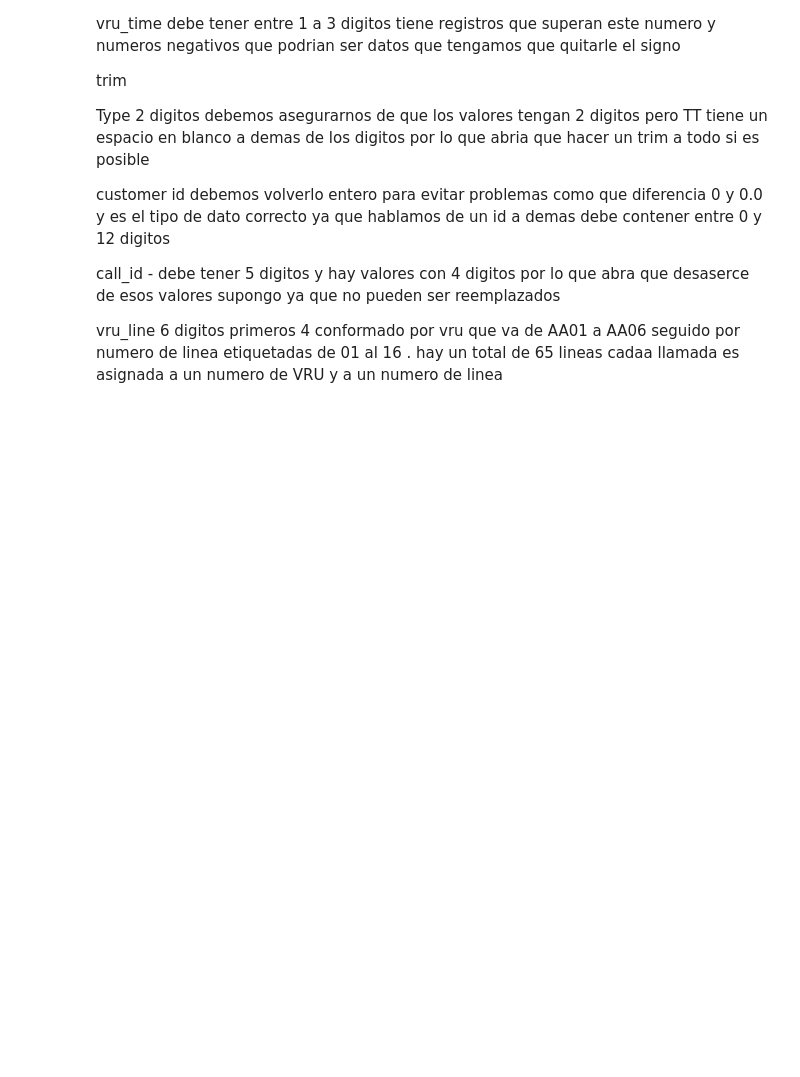
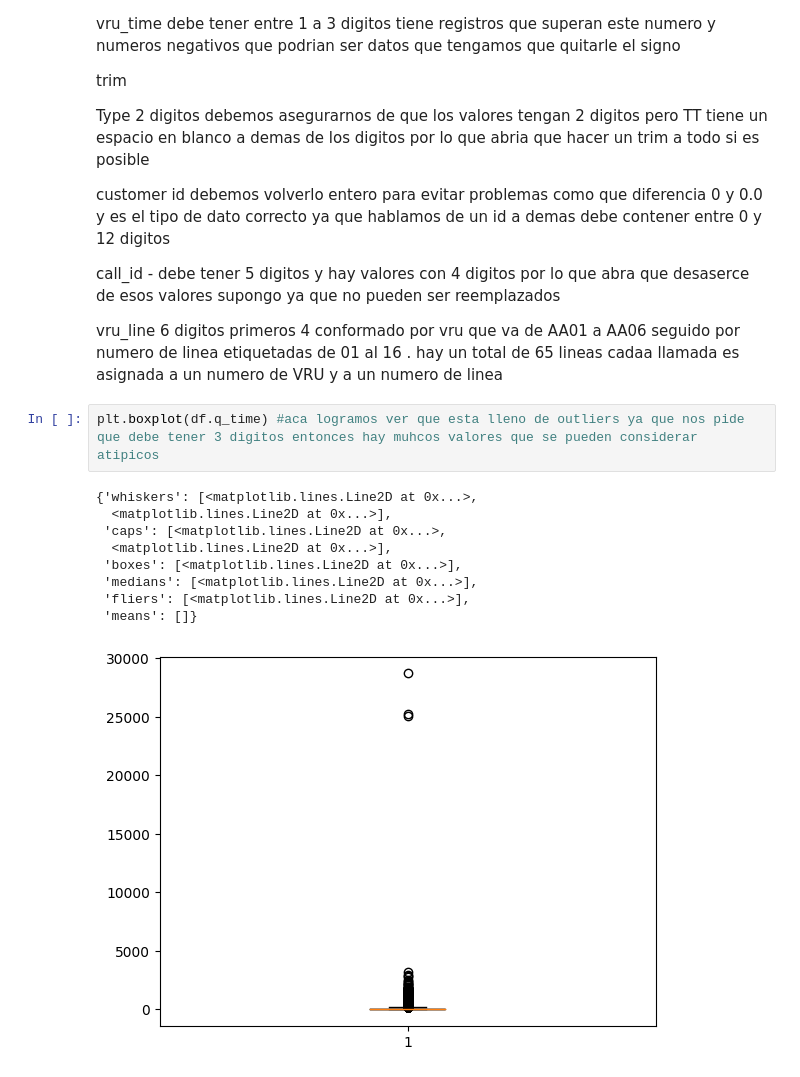
Before and after one commit to Mauro-coder555/M5-Integrador, a Jupyter notebook: Proyecto Integrador/CallCenter-tommy.ipynb, the cells around one changed output. Drawn from its saved outputs; the diff is of its cells as text; blank space fills up the shorter version.

Commit message:
boxplot de q_time

```diff
--- a/Proyecto Integrador/CallCenter-tommy.ipynb
+++ b/Proyecto Integrador/CallCenter-tommy.ipynb
@@ -309,3 +309,15 @@ customer id debemos volverlo entero para evitar problemas  como que diferencia 0
 call_id - debe tener 5 digitos y hay valores con 4 digitos por lo que abra que desaserce de esos valores supongo ya que no pueden ser reemplazados
 
 vru_line 6 digitos primeros 4 conformado por vru que va de AA01 a AA06 seguido por numero de linea etiquetadas de 01 al 16 . hay un total de 65 lineas cadaa llamada es asignada a un numero de VRU  y a un numero de linea
+# %%
+plt.boxplot(df.q_time) #aca logramos ver que esta lleno de outliers ya que nos pide que debe tener 3 digitos entonces hay muhcos valores que se pueden considerar atipicos
+# %% [output]
+{'whiskers': [<matplotlib.lines.Line2D at 0x...>,
+  <matplotlib.lines.Line2D at 0x...>],
+ 'caps': [<matplotlib.lines.Line2D at 0x...>,
+  <matplotlib.lines.Line2D at 0x...>],
+ 'boxes': [<matplotlib.lines.Line2D at 0x...>],
+ 'medians': [<matplotlib.lines.Line2D at 0x...>],
+ 'fliers': [<matplotlib.lines.Line2D at 0x...>],
+ 'means': []}
+[figure, added]
```
Also changed, not shown: 1 other file.
